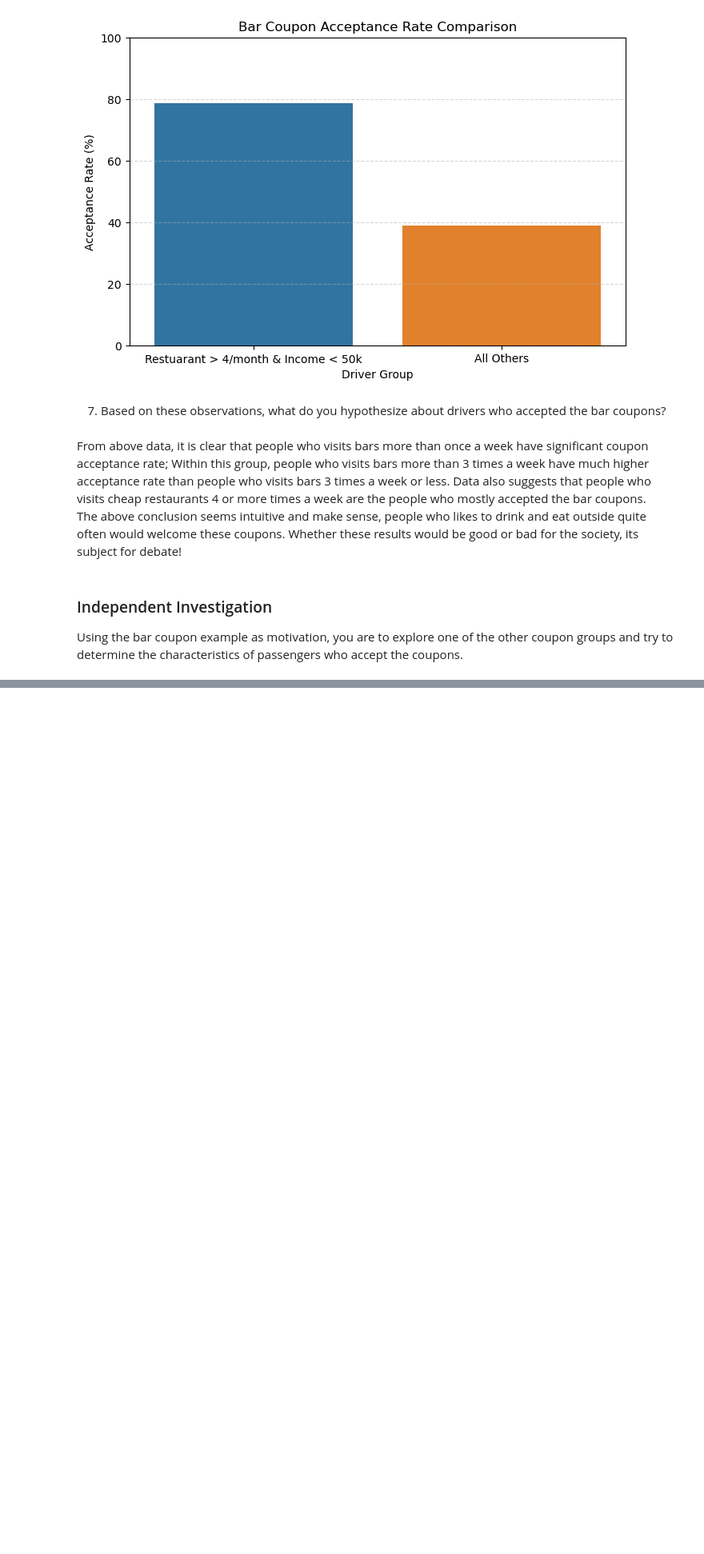
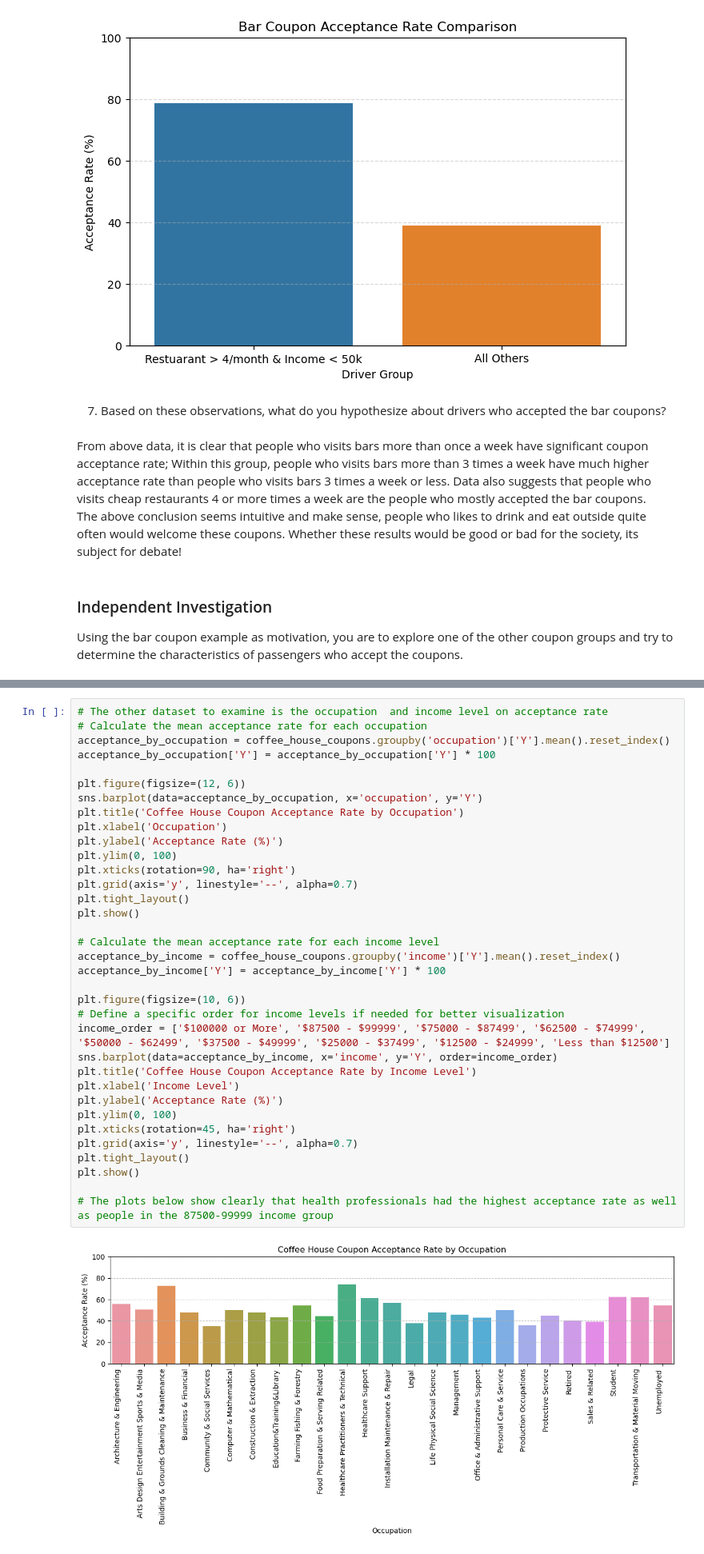
Before and after one commit to zaboush/Model_5_Assignment_5p1, a Jupyter notebook: prompt.ipynb, the cells around one changed output, grey strips where cells are left out. Shown at 80% size. Cells and saved outputs as stored; diff of their text form; blank space fills up the shorter version.

```diff
--- a/prompt.ipynb
+++ b/prompt.ipynb
@@ -547,0 +685,37 @@ Using the bar coupon example as motivation, you are to explore one of the other
+# %%
+# The other dataset to examine is the occupation  and income level on acceptance rate
+# Calculate the mean acceptance rate for each occupation
+acceptance_by_occupation = coffee_house_coupons.groupby('occupation')['Y'].mean().reset_index()
+acceptance_by_occupation['Y'] = acceptance_by_occupation['Y'] * 100
+
+plt.figure(figsize=(12, 6))
+sns.barplot(data=acceptance_by_occupation, x='occupation', y='Y')
+plt.title('Coffee House Coupon Acceptance Rate by Occupation')
+plt.xlabel('Occupation')
+plt.ylabel('Acceptance Rate (%)')
+plt.ylim(0, 100)
+plt.xticks(rotation=90, ha='right')
+plt.grid(axis='y', linestyle='--', alpha=0.7)
+plt.tight_layout()
+plt.show()
+
+# Calculate the mean acceptance rate for each income level
+acceptance_by_income = coffee_house_coupons.groupby('income')['Y'].mean().reset_index()
+acceptance_by_income['Y'] = acceptance_by_income['Y'] * 100
+
+plt.figure(figsize=(10, 6))
+# Define a specific order for income levels if needed for better visualization
+income_order = ['$100000 or More', '$87500 - $99999', '$75000 - $87499', '$62500 - $74999', '$50000 - $62499', '$37500 - $49999', '$25000 - $37499', '$12500 - $24999', 'Less than $12500']
+sns.barplot(data=acceptance_by_income, x='income', y='Y', order=income_order)
+plt.title('Coffee House Coupon Acceptance Rate by Income Level')
+plt.xlabel('Income Level')
+plt.ylabel('Acceptance Rate (%)')
+plt.ylim(0, 100)
+plt.xticks(rotation=45, ha='right')
+plt.grid(axis='y', linestyle='--', alpha=0.7)
+plt.tight_layout()
+plt.show()
+
+# The plots below show clearly that health professionals had the highest acceptance rate as well as people in the 87500-99999 income group
+# %% [output]
+[figure, added]
```
Also changed, not shown: parts of 12 cells of this notebook.
